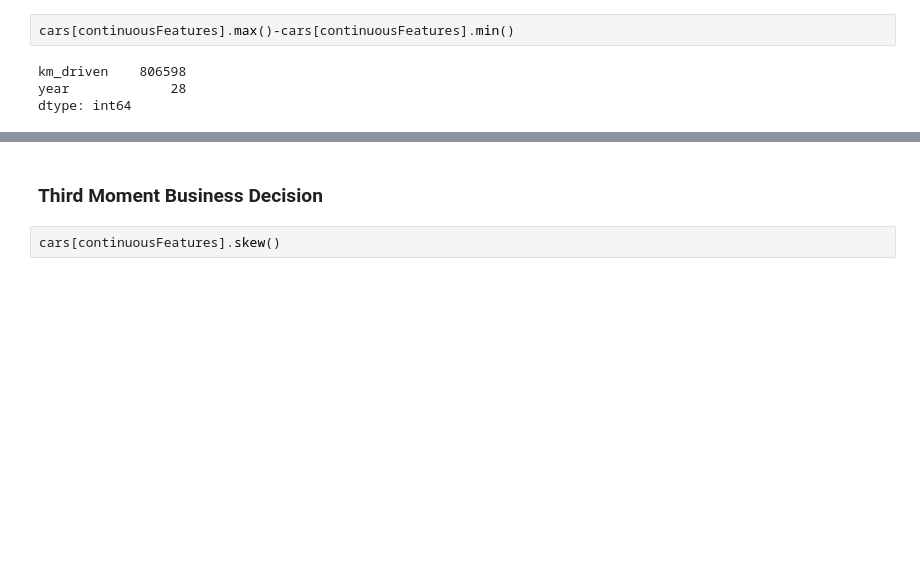
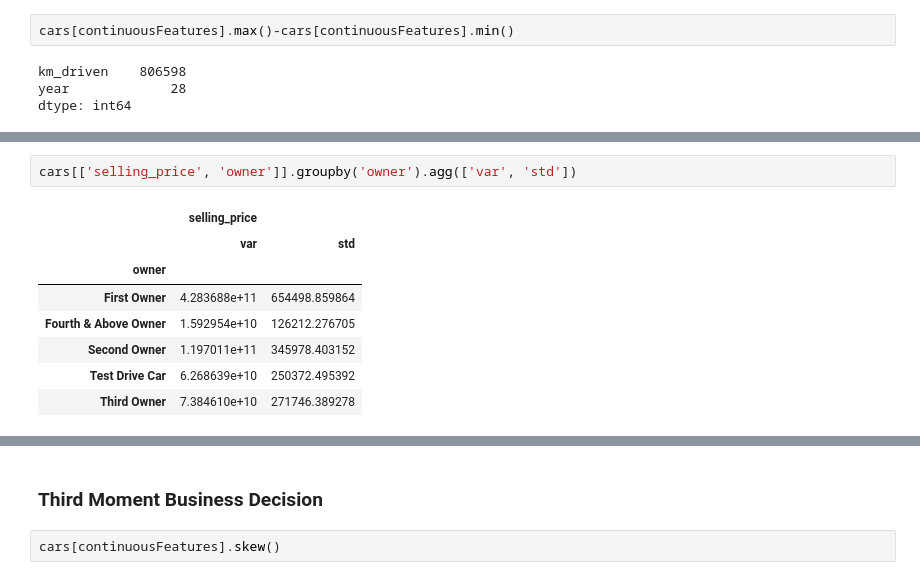
Before and after one commit to Bayan2019/internship_1206, a Jupyter notebook: assignment_07.ipynb, the cells around one changed output, grey strips where cells are left out. Cells and saved outputs as stored; diff of their text form; blank space fills up the shorter version.

```diff
--- a/assignment_07.ipynb
+++ b/assignment_07.ipynb
@@ -413,0 +439,11 @@ dtype: int64
+# %%
+cars[['selling_price', 'owner']].groupby('owner').agg(['var', 'std'])
+# %% [output]
+|  | selling_price |  |
+|  | var | std |
+| owner |  |  |
+| First Owner | 4.283688e+11 | 654498.859864 |
+| Fourth & Above Owner | 1.592954e+10 | 126212.276705 |
+| Second Owner | 1.197011e+11 | 345978.403152 |
+| Test Drive Car | 6.268639e+10 | 250372.495392 |
+| Third Owner | 7.384610e+10 | 271746.389278 |
```
Also changed, not shown: parts of 18 cells of this notebook.
